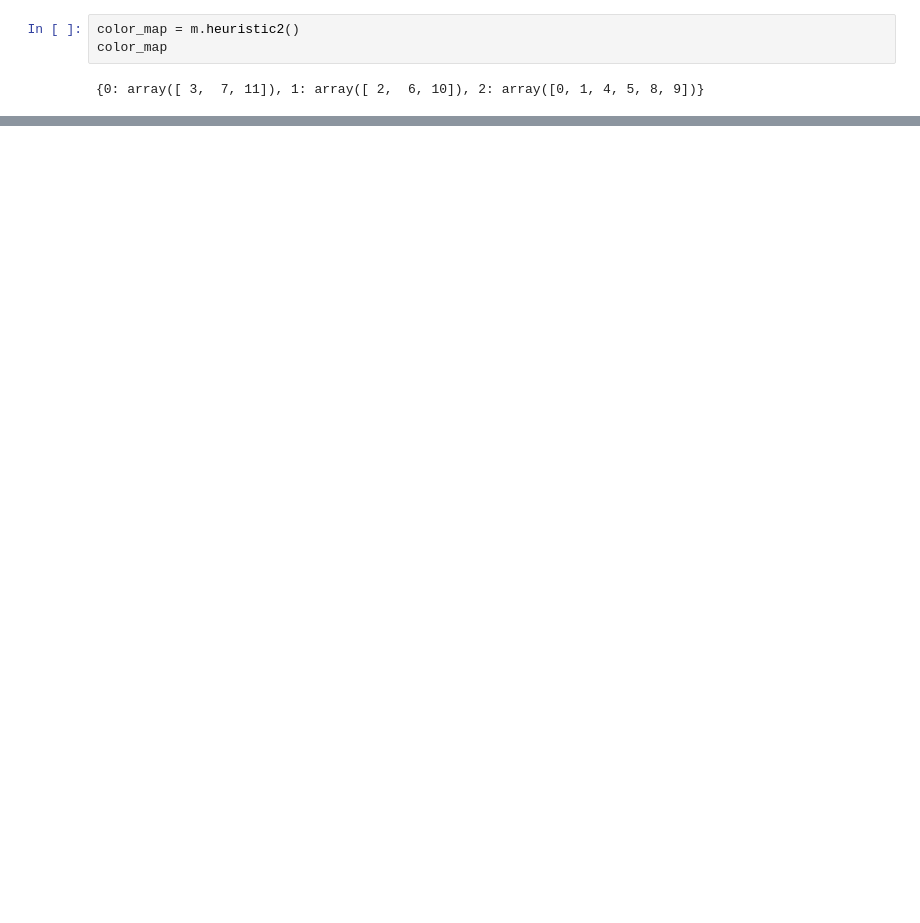
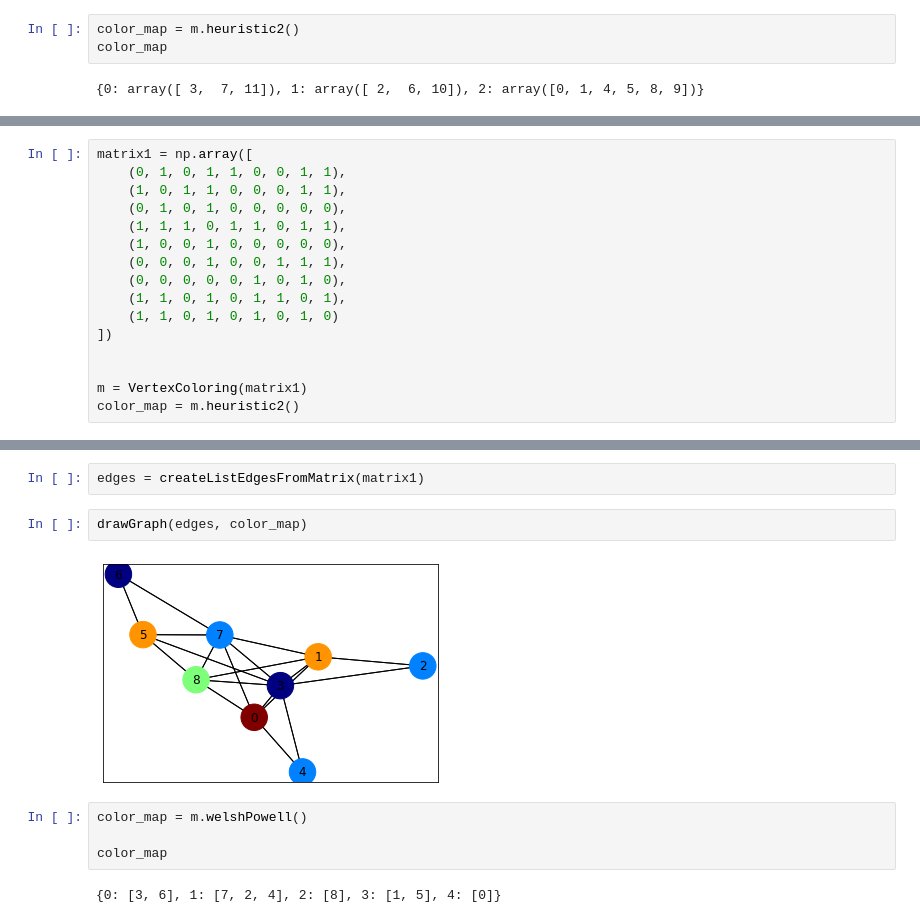
Before and after one commit to cuongpiger/Warehouse, a Jupyter notebook: Lí thuyết đồ thị/thực hành/week 6/test.ipynb, the cells around one changed output, grey strips where cells are left out. Drawn from its saved outputs; the diff is of its cells as text; blank space fills up the shorter version.

```diff
--- a/Lí thuyết đồ thị/thực hành/week 6/test.ipynb
+++ b/Lí thuyết đồ thị/thực hành/week 6/test.ipynb
@@ -45,0 +46,16 @@ drawGraph(edges, color_map)
+# %%
+matrix1 = np.array([
+    (0, 1, 0, 1, 1, 0, 0, 1, 1),
+    (1, 0, 1, 1, 0, 0, 0, 1, 1),
+    (0, 1, 0, 1, 0, 0, 0, 0, 0),
+    (1, 1, 1, 0, 1, 1, 0, 1, 1),
+    (1, 0, 0, 1, 0, 0, 0, 0, 0),
+    (0, 0, 0, 1, 0, 0, 1, 1, 1),
+    (0, 0, 0, 0, 0, 1, 0, 1, 0),
+    (1, 1, 0, 1, 0, 1, 1, 0, 1),
+    (1, 1, 0, 1, 0, 1, 0, 1, 0)
+])
+
+
+m = VertexColoring(matrix1)
+color_map = m.heuristic2()
@@ -45,0 +70,12 @@ drawGraph(edges, color_map)
+# %%
+edges = createListEdgesFromMatrix(matrix1)
+# %%
+drawGraph(edges, color_map)
+# %% [output]
+[figure, added]
+# %%
+color_map = m.welshPowell()
+
+color_map
+# %% [output]
+{0: [3, 6], 1: [7, 2, 4], 2: [8], 3: [1, 5], 4: [0]}
```
Also changed, not shown: parts of 4 cells of this notebook, 2 other files.
